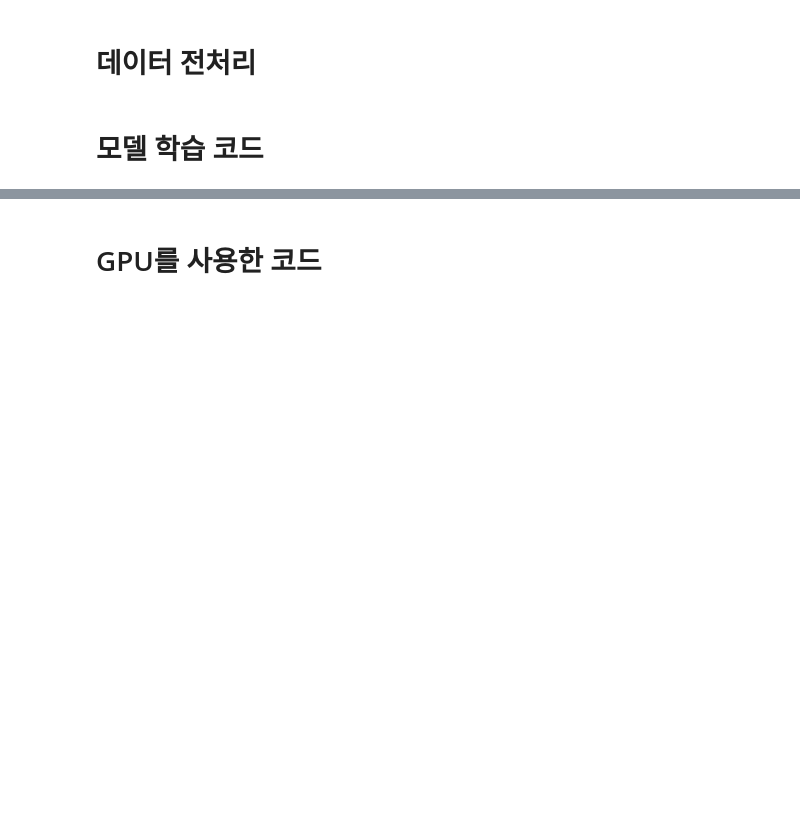
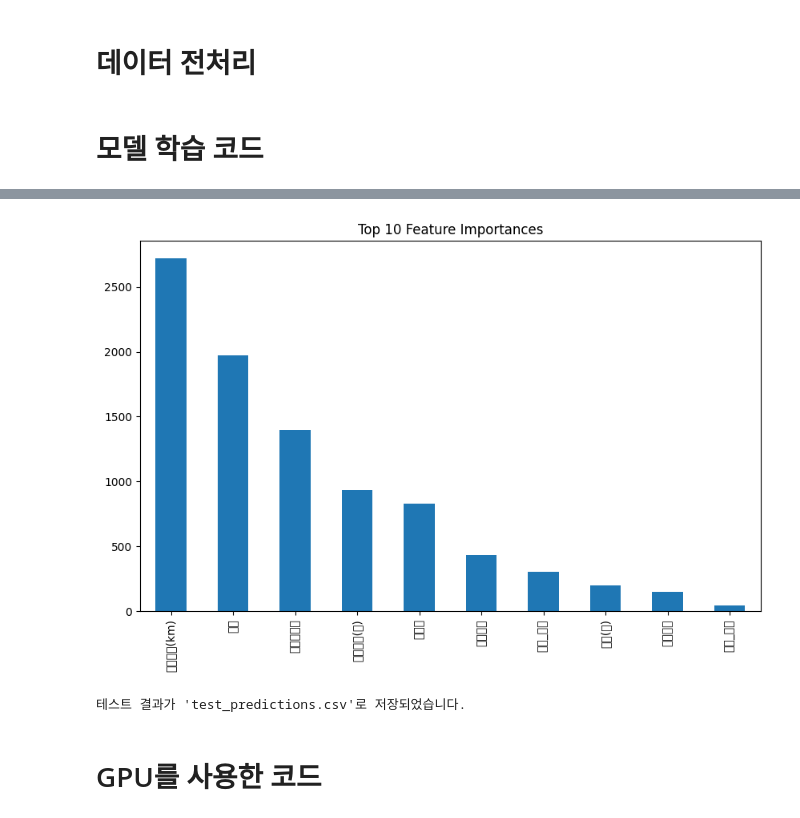
Before and after one commit to friendship-jung/EVPriceEstimator, a Jupyter notebook: 전기차_가격_예측_해커톤.ipynb, the cells around one changed output, grey strips where cells are left out. Saved outputs shown, nothing was run; the diff lists cells and outputs as text; code cells hidden in the pictures; blank space fills up the shorter version.

```diff
--- a/전기차_가격_예측_해커톤.ipynb
+++ b/전기차_가격_예측_해커톤.ipynb
@@ -475,13 +475,11 @@ test
 # 필요한 라이브러리 임포트
 import pandas as pd
 import numpy as np
-from sklearn.ensemble import RandomForestRegressor, GradientBoostingRegressor, VotingRegressor
 from lightgbm import LGBMRegressor
-from catboost import CatBoostRegressor
-from sklearn.linear_model import Ridge
-from sklearn.model_selection import train_test_split, RandomizedSearchCV
+from sklearn.model_selection import train_test_split, KFold, RandomizedSearchCV
 from sklearn.metrics import mean_squared_error
 from sklearn.preprocessing import StandardScaler
+import matplotlib.pyplot as plt
 
 # 데이터 로드
 train = pd.read_csv('/content/drive/MyDrive/전기차 가격 예측 해커톤/train.csv')
@@ -503,10 +501,8 @@ test['배터리용량'].fillna(battery_median, inplace=True)
 # 새로운 변수 생성
 train['연식_상태'] = train['연식(년)'] * train['차량상태']
 test['연식_상태'] = test['연식(년)'] * test['차량상태']
-
 train['생산_년도'] = 2025 - train['연식(년)']
 test['생산_년도'] = 2025 - test['연식(년)']
-
 train['보증_년도'] = train['생산_년도'] + train['보증기간(년)']
 test['보증_년도'] = test['생산_년도'] + test['보증기간(년)']
 
@@ -520,51 +516,63 @@ scaler = StandardScaler()
 X = pd.DataFrame(scaler.fit_transform(X), columns=X.columns)
 X_test = pd.DataFrame(scaler.transform(X_test), columns=X_test.columns)
 
-# 훈련 및 검증 데이터 분리
-X_train, X_val, y_train, y_val = train_test_split(X, y, test_size=0.2, random_state=42)
+# 교차 검증(K-Fold) 및 모델 학습
+kf = KFold(n_splits=5, shuffle=True, random_state=42)
+model = LGBMRegressor(random_state=42)
 
-# 하이퍼파라미터 탐색 범위
-lgbm_params = {
+# 하이퍼파라미터 탐색 공간 축소 및 RandomizedSearchCV
+param_grid = {
     'n_estimators': [100, 300, 500],
     'learning_rate': [0.01, 0.05, 0.1],
-    'max_depth': [-1, 10, 20],
-    'num_leaves': [31, 40, 60],
+    'max_depth': [10, 15, 20],
+    'num_leaves': [31, 50, 70],
     'min_child_samples': [10, 20, 30],
     'subsample': [0.6, 0.8, 1.0],
     'colsample_bytree': [0.6, 0.8, 1.0]
 }
 
-# LightGBM 모델 생성
-lgbm = LGBMRegressor(random_state=42)
+random_search = RandomizedSearchCV(
+    estimator=model,
+    param_distributions=param_grid,
+    n_iter=50,  # 탐색 횟수
+    cv=kf,
+    scoring='neg_root_mean_squared_error',
+    verbose=1,
+    random_state=42,
+    n_jobs=-1
+)
 
-# RandomizedSearchCV를 통한 하이퍼파라미터 튜닝
-random_search = RandomizedSearchCV(
-    estimator=lgbm,
-    param_distributions=lgbm_params,
-    n_iter=50,  # 탐색 횟수
-    cv=3,
-    scoring='neg_root_mean_squared_error',  # RMSE 기반 평가
-    verbose=1,
-    n_jobs=-1,
-    random_state=42
-)
-random_search.fit(X_train, y_train)
+random_search.fit(X, y)
 
 # 최적의 하이퍼파라미터 출력
 best_params = random_search.best_params_
 print("Best Parameters:", best_params)
 
-# 최적의 모델로 학습
-best_lgbm = random_search.best_estimator_
+# 최적 모델로 학습
+best_model = random_search.best_estimator_
 
-# 모델 평가
-best_lgbm.fit(X_train, y_train)
-y_pred = best_lgbm.predict(X_val)
-rmse = np.sqrt(mean_squared_error(y_val, y_pred))
-print(f"LightGBM Model RMSE: {rmse:.2f}")
+# 교차 검증 평균 RMSE 출력
+cv_results = -random_search.cv_results_['mean_test_score']
+print(f"Mean Cross-Validation RMSE: {cv_results.mean():.2f}")
+
+# 전체 데이터로 모델 학습
+best_model.fit(X, y)
+
+# 검증 데이터 RMSE 계산
+y_pred_val = best_model.predict(X)
+rmse_val = np.sqrt(mean_squared_error(y, y_pred_val))
+print(f"Validation RMSE on Full Training Data: {rmse_val:.2f}")
+
+# 중요 변수 확인 및 시각화
+feature_importances = pd.Series(best_model.feature_importances_, index=X.columns)
+feature_importances = feature_importances.sort_values(ascending=False)
+
+plt.figure(figsize=(10, 6))
+feature_importances.head(10).plot(kind='bar', title='Top 10 Feature Importances')
+plt.show()
 
 # 테스트 데이터 예측 및 결과 저장
-test['가격(백만원)'] = best_lgbm.predict(X_test)
+test['가격(백만원)'] = best_model.predict(X_test)
 submission_file = "test_predictions.csv"
 test[['ID', '가격(백만원)']].to_csv(submission_file, index=False)
 print(f"테스트 결과가 '{submission_file}'로 저장되었습니다.")
@@ -601,3 +610,5 @@ LightGBM Model RMSE: 1.39
+[figure, added]
+테스트 결과가 'test_predictions.csv'로 저장되었습니다.
 # %% [markdown]
 # GPU를 사용한 코드
 # %%
```
Also changed, not shown: parts of 1 cell of this notebook.
